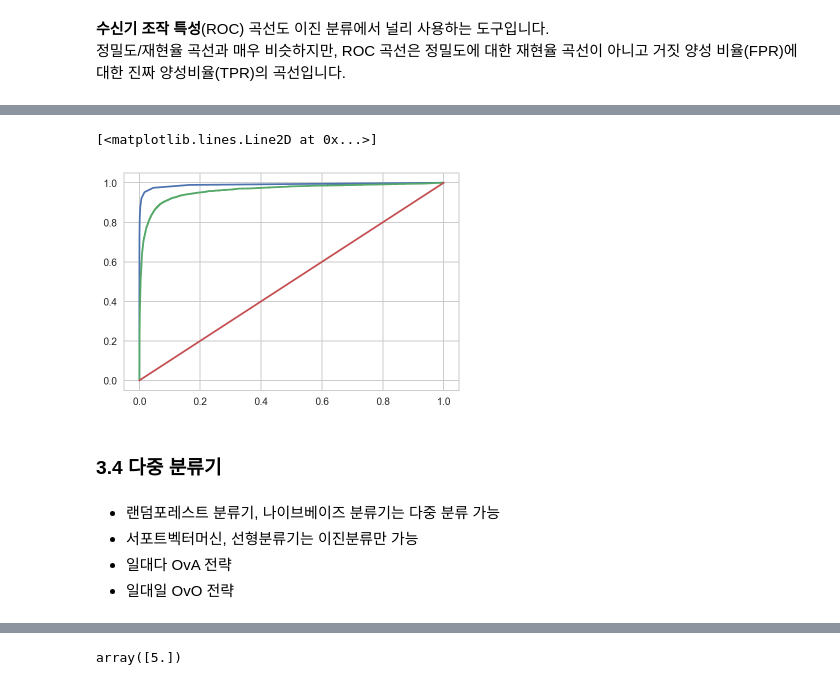
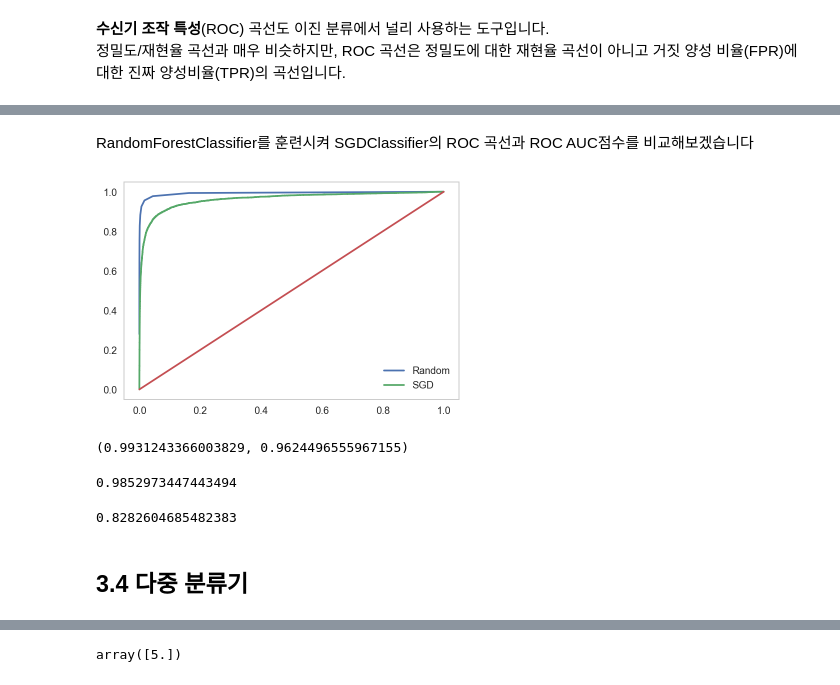
Before and after one commit to dooyeoung/hands_on_machine_learning, a Jupyter notebook: part3 분류.ipynb, the cells around one changed output, grey strips where cells are left out. Saved outputs shown, nothing was run; the diff lists cells and outputs as text; code cells hidden in the pictures.

```diff
--- a/part3 분류.ipynb
+++ b/part3 분류.ipynb
@@ -355,3 +376,5 @@ plt.plot(res[:,0], res[:, 1]);
+# %% [markdown]
+RandomForestClassifier를 훈련시켜 SGDClassifier의 ROC 곡선과 ROC AUC점수를 비교해보겠습니다<br>
 # %%
 from sklearn.ensemble import RandomForestClassifier
 
@@ -364,14 +385,23 @@ fpr_forest, tpr_forest, thresholds_forest = roc_curve(y_train_5, y_scores_forest
 # %%
-plt.plot(fpr_forest, tpr_forest)
-plt.plot(fpr, tpr)
+plt.plot(fpr_forest, tpr_forest, label='Random')
+plt.plot(fpr, tpr, label='SGD')
 plt.plot([0,1],[0,1])
+plt.legend()
+plt.grid(False);
 # %% [output]
-[<matplotlib.lines.Line2D at 0x...>]
-[figure, old version]
+[figure, new version]
+# %%
+roc_auc_score(y_train_5, y_scores_forest), roc_auc_score(y_train_5, y_scores)
+# %% [output]
+(0.9931243366003829, 0.9624496555967155)
+# %%
+y_train_pred_forest = cross_val_predict(forest_clf, X_train, y_train_5, cv=3)
+precision_score(y_train_5, y_train_pred_forest)
+# %% [output]
+0.9852973447443494
+# %%
+recall_score(y_train_5, y_train_pred_forest)
+# %% [output]
+0.8282604685482383
 # %% [markdown]
-### 3.4 다중 분류기
+## 3.4 다중 분류기
-# %% [markdown]
-- 랜덤포레스트 분류기, 나이브베이즈 분류기는 다중 분류 가능
-- 서포트벡터머신, 선형분류기는 이진분류만 가능
-- 일대다 OvA 전략
-- 일대일 OvO 전략
```
Also changed, not shown: parts of 50 cells of this notebook.
